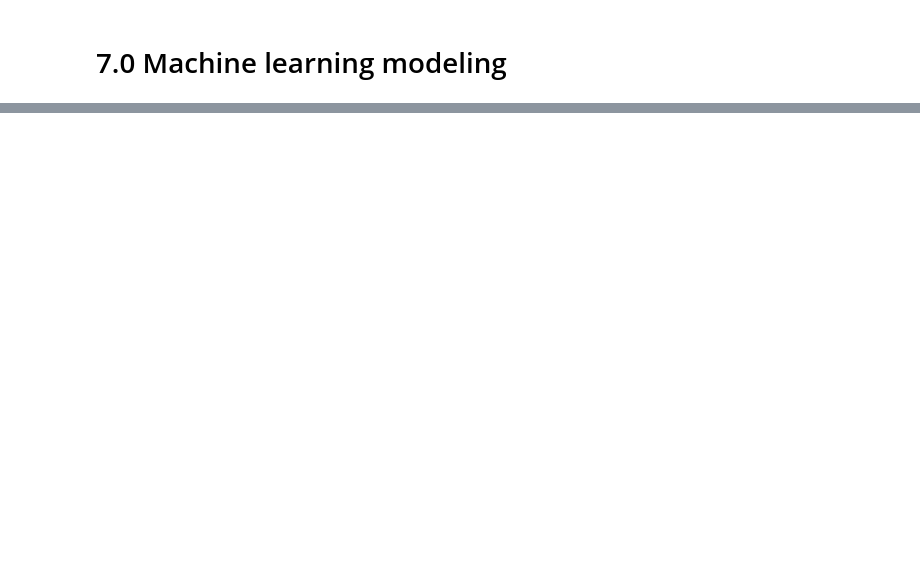
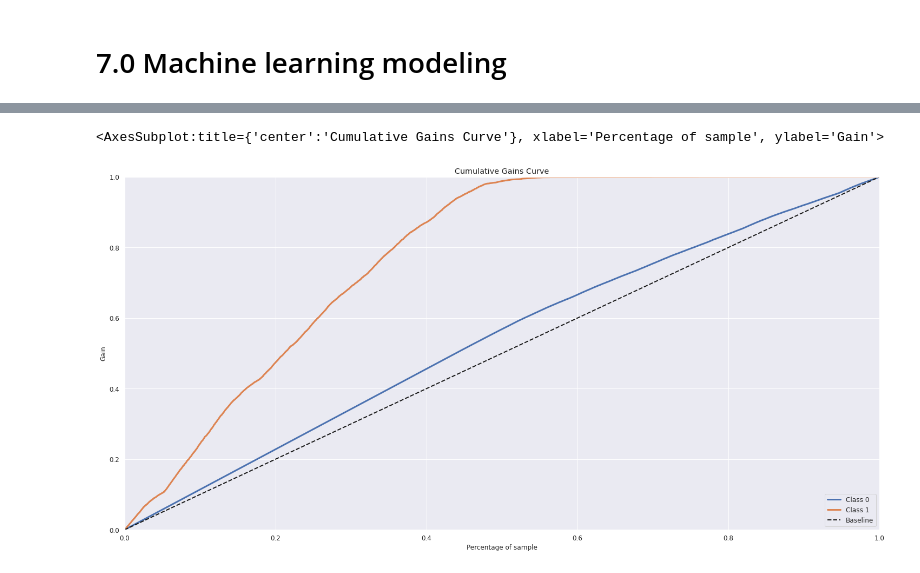
Before and after one commit to rmouram/health_insurance, a Jupyter notebook: v1.0-Health_insurance_cross_sell.ipynb, the cells around one changed output, grey strips where cells are left out. Cells and saved outputs as stored; diff of their text form; code cells hidden in the pictures; blank space fills up the shorter version.

```diff
--- a/v1.0-Health_insurance_cross_sell.ipynb
+++ b/v1.0-Health_insurance_cross_sell.ipynb
@@ -404,0 +439,19 @@ sns.heatmap(d, annot=True)
+# %%
+# driving_license -- Label encoding -- Já esta no formato
+# vehicle_damage -- Label encoding -- Já esta no formato
+# previously_insured -- Label encoding -- Já esta no formato
+
+# gender -- Target Encoding
+target_encode_gender = df5.groupby('gender')['response'].mean()
+df5.loc[:,'gender'] = df5['gender'].map(target_encode_gender)
+
+# region_code -- Target encoding
+target_encode_region_code = df5.groupby('region_code')['response'].mean()
+df5.loc[:, 'region_code'] = df5['region_code'].map(target_encode_region_code)
+
+# vehicle_age -- One Hot Encoding / Order Encoding
+df5 = pd.get_dummies(df5, prefix='vehicle_age', columns=['vehicle_age'])
+
+# policy_sales_channel -- Frequency encoding
+fe_policy_sales_channel = df5.groupby('policy_sales_channel').size() / len(df5)
+df5.loc[:, 'policy_sales_channel'] = df5['policy_sales_channel'].map(fe_policy_sales_channel)
@@ -408,0 +561,15 @@ sns.heatmap(d, annot=True)
+# %%
+# model definition
+lr_model = lm.LogisticRegression(random_state=42)
+
+# model training
+lr_model.fit(x_train, y_train)
+
+# model prediction
+yhat_lr = lr_model.predict_proba(x_val)
+# %%
+# Accumulative Gain
+skplt.metrics.plot_cumulative_gain(y_val, yhat_lr)
+# %% [output]
+<AxesSubplot:title={'center':'Cumulative Gains Curve'}, xlabel='Percentage of sample', ylabel='Gain'>
+[figure, added]
```
Also changed, not shown: parts of 18 cells of this notebook, 1 other file.
